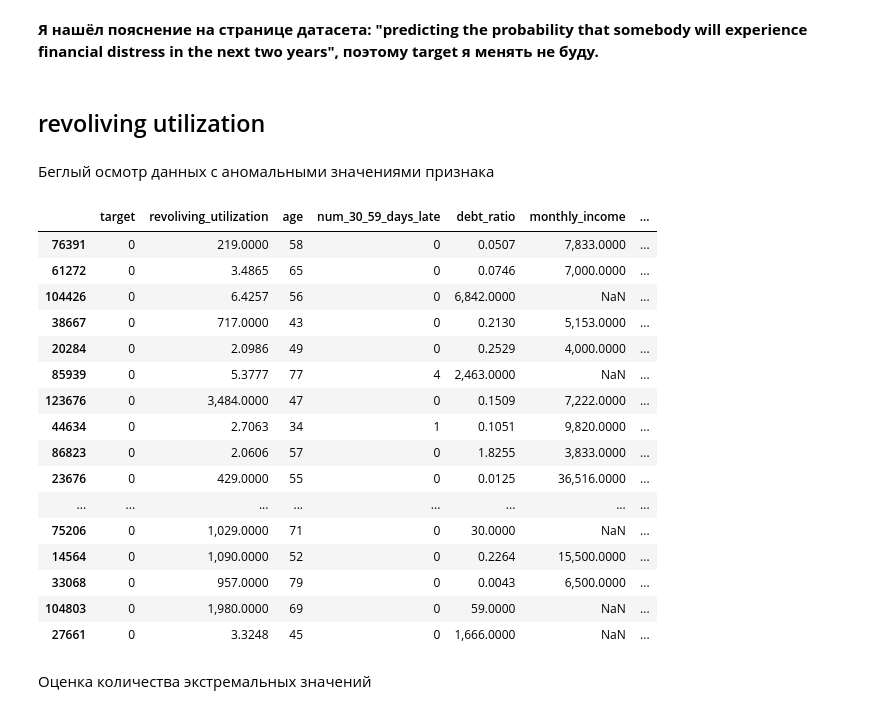
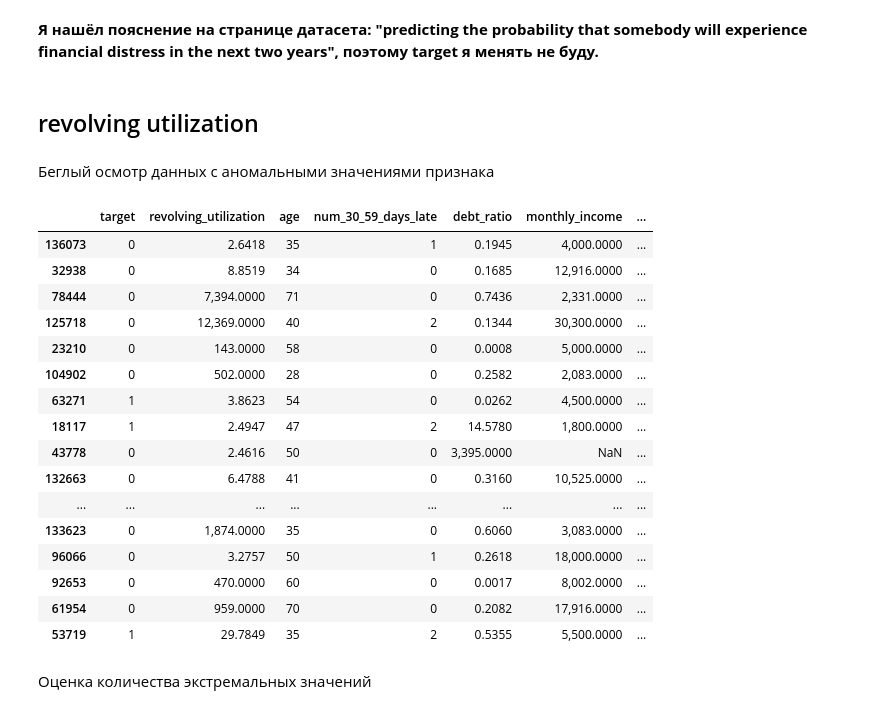
Before and after one commit to drema3-4/Give_me_some_credit, a Jupyter notebook: notebooks/01_eda_data.ipynb, the cells around one changed output. Drawn from its saved outputs; the diff is of its cells as text; code cells hidden in the pictures.

```diff
--- a/notebooks/01_eda_data.ipynb
+++ b/notebooks/01_eda_data.ipynb
@@ -31,7 +31,7 @@ help["переменная датасета"] = "data"
 # %%
 data = data.rename(columns={
     "SeriousDlqin2yrs": "target",
-    "RevolvingUtilizationOfUnsecuredLines": "revoliving_utilization",
+    "RevolvingUtilizationOfUnsecuredLines": "revolving_utilization",
     "age": "age",
     "NumberOfTime30-59DaysPastDueNotWorse": "num_30_59_days_late",
     "DebtRatio": "debt_ratio",
@@ -572,29 +572,29 @@ make_simple_predictions("../data/raw/cs-test.csv", models)
 # data.loc[(data["target"] == 0) & (data["num_90_days_late"] > 0), "target"] = 1
 # data.loc[(data["target"] == 1) & (data["num_90_days_late"] == 0), "target"] = 0
 # %% [markdown]
-## revoliving utilization
+## revolving utilization
 # %% [markdown]
 Беглый осмотр данных с аномальными значениями признака
 # %%
-data.query(f"revoliving_utilization > {feature_extreeme_values.loc["revoliving_utilization", 0.9975]}").sample(40)
+data.query(f"revolving_utilization > {feature_extreeme_values.loc["revolving_utilization", 0.9975]}").sample(40)
 # %% [output]
-|  | target | revoliving_utilization | age | num_30_59_days_late | debt_ratio | monthly_income | ... |
-| 76391 | 0 | 219.0000 | 58 | 0 | 0.0507 | 7,833.0000 | ... |
-| 61272 | 0 | 3.4865 | 65 | 0 | 0.0746 | 7,000.0000 | ... |
-| 104426 | 0 | 6.4257 | 56 | 0 | 6,842.0000 | NaN | ... |
-| 38667 | 0 | 717.0000 | 43 | 0 | 0.2130 | 5,153.0000 | ... |
-| 20284 | 0 | 2.0986 | 49 | 0 | 0.2529 | 4,000.0000 | ... |
-| 85939 | 0 | 5.3777 | 77 | 4 | 2,463.0000 | NaN | ... |
-| 123676 | 0 | 3,484.0000 | 47 | 0 | 0.1509 | 7,222.0000 | ... |
-| 44634 | 0 | 2.7063 | 34 | 1 | 0.1051 | 9,820.0000 | ... |
-| 86823 | 0 | 2.0606 | 57 | 0 | 1.8255 | 3,833.0000 | ... |
-| 23676 | 0 | 429.0000 | 55 | 0 | 0.0125 | 36,516.0000 | ... |
+|  | target | revolving_utilization | age | num_30_59_days_late | debt_ratio | monthly_income | ... |
+| 136073 | 0 | 2.6418 | 35 | 1 | 0.1945 | 4,000.0000 | ... |
+| 32938 | 0 | 8.8519 | 34 | 0 | 0.1685 | 12,916.0000 | ... |
+| 78444 | 0 | 7,394.0000 | 71 | 0 | 0.7436 | 2,331.0000 | ... |
+| 125718 | 0 | 12,369.0000 | 40 | 2 | 0.1344 | 30,300.0000 | ... |
+| 23210 | 0 | 143.0000 | 58 | 0 | 0.0008 | 5,000.0000 | ... |
+| 104902 | 0 | 502.0000 | 28 | 0 | 0.2582 | 2,083.0000 | ... |
+| 63271 | 1 | 3.8623 | 54 | 0 | 0.0262 | 4,500.0000 | ... |
+| 18117 | 1 | 2.4947 | 47 | 2 | 14.5780 | 1,800.0000 | ... |
+| 43778 | 0 | 2.4616 | 50 | 0 | 3,395.0000 | NaN | ... |
+| 132663 | 0 | 6.4788 | 41 | 0 | 0.3160 | 10,525.0000 | ... |
 | ... | ... | ... | ... | ... | ... | ... | ... |
-| 75206 | 0 | 1,029.0000 | 71 | 0 | 30.0000 | NaN | ... |
-| 14564 | 0 | 1,090.0000 | 52 | 0 | 0.2264 | 15,500.0000 | ... |
-| 33068 | 0 | 957.0000 | 79 | 0 | 0.0043 | 6,500.0000 | ... |
-| 104803 | 0 | 1,980.0000 | 69 | 0 | 59.0000 | NaN | ... |
-| 27661 | 0 | 3.3248 | 45 | 0 | 1,666.0000 | NaN | ... |
+| 133623 | 0 | 1,874.0000 | 35 | 0 | 0.6060 | 3,083.0000 | ... |
+| 96066 | 0 | 3.2757 | 50 | 1 | 0.2618 | 18,000.0000 | ... |
+| 92653 | 0 | 470.0000 | 60 | 0 | 0.0017 | 8,002.0000 | ... |
+| 61954 | 0 | 959.0000 | 70 | 0 | 0.2082 | 17,916.0000 | ... |
+| 53719 | 1 | 29.7849 | 35 | 2 | 0.5355 | 5,500.0000 | ... |
 # %% [markdown]
 Оценка количества экстремальных значений
 # %%
```
Also changed, not shown: parts of 30 cells of this notebook, 1 other file.
